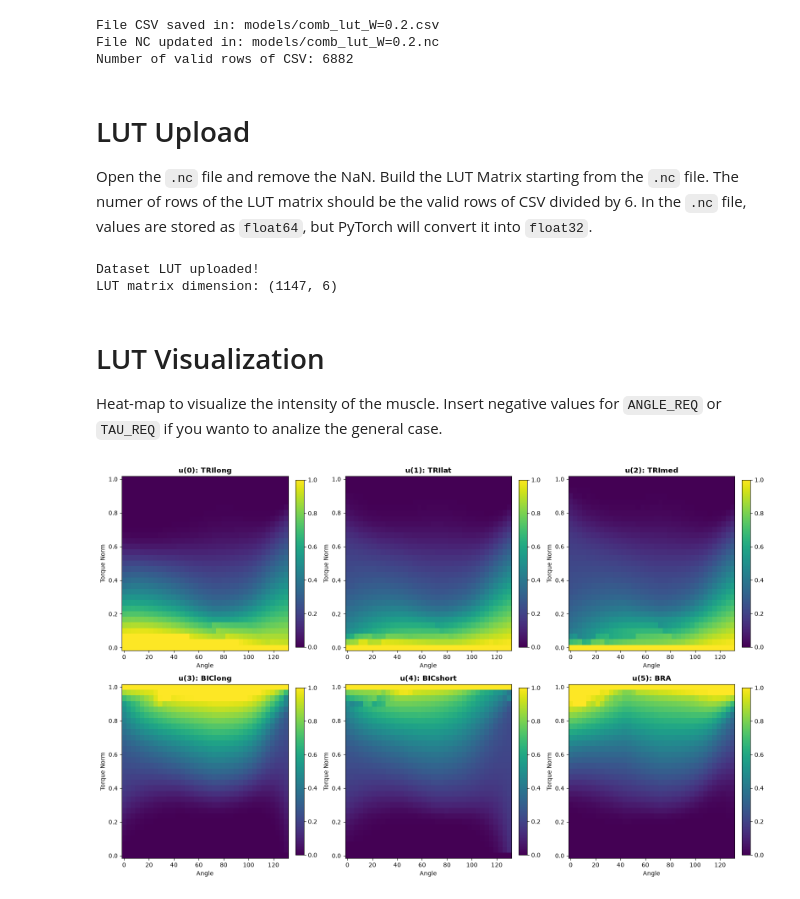
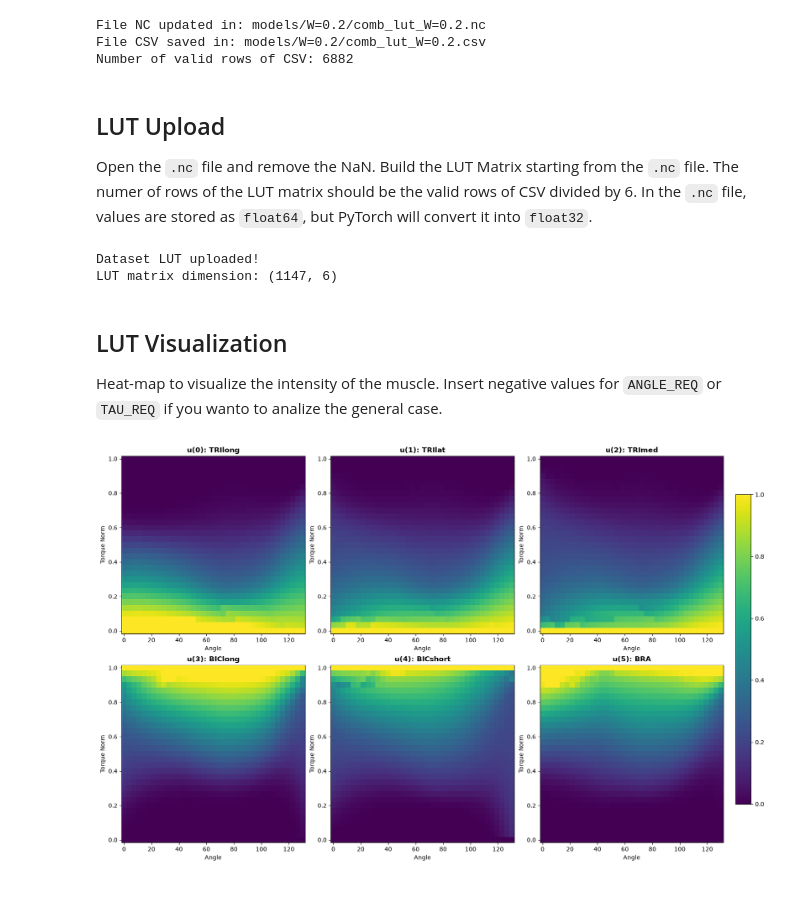
Before and after one commit to william-nicolussi/bio_arm_control, a Jupyter notebook: nn_training.ipynb, the cells around one changed output. Saved outputs shown, nothing was run; the diff lists cells and outputs as text; code cells hidden in the pictures.

```diff
--- a/nn_training.ipynb
+++ b/nn_training.ipynb
@@ -27,32 +38,22 @@ Rename `__xarray_dataarray_variable__` (default name in a file `.nc`) into `acti
 # %%
-PATH_FILE_NC = "models/comb_lut_W=0.2.nc"
-PATH_FILE_CSV = "models/comb_lut_W=0.2.csv"
+from src.lut import LUT
+
+PATH_FILE_NC = "models/W=0.2/comb_lut_W=0.2.nc"
+PATH_FILE_CSV = "models/W=0.2/comb_lut_W=0.2.csv"
 
 OLD_VAR_NAME = "max_torque"
 NEW_VAR_NAME = "torque_max"
 
+my_lut = LUT(PATH_FILE_NC)
 
-ds = xr.open_dataset(PATH_FILE_NC)
-if OLD_VAR_NAME in ds:
-    ds = ds.rename({OLD_VAR_NAME : NEW_VAR_NAME})
-ds.load()
-ds.close() #close file, otherwise impossible to save it
-ds.to_netcdf(PATH_FILE_NC)
-
-df = ds.to_dataframe()
-df = df.reset_index()
-df = df.dropna()
-df.to_csv(PATH_FILE_CSV, index=False)
-
-print(f"File CSV saved in: {PATH_FILE_CSV}")
-print(f"File NC updated in: {PATH_FILE_NC}")
-print(f"Number of valid rows of CSV: {len(df)}")
+my_lut.rename_variable(OLD_VAR_NAME, NEW_VAR_NAME)
+my_lut.to_csv(PATH_FILE_CSV)
 # %% [output]
-File CSV saved in: models/comb_lut_W=0.2.csv
-File NC updated in: models/comb_lut_W=0.2.nc
+File NC updated in: models/W=0.2/comb_lut_W=0.2.nc
+File CSV saved in: models/W=0.2/comb_lut_W=0.2.csv
 Number of valid rows of CSV: 6882
 # %% [markdown]
-# LUT Upload
+## LUT Upload
 Open the `.nc` file and remove the NaN.
 Build the LUT Matrix starting from the `.nc` file.
 The numer of rows of the LUT matrix should be the valid rows of CSV divided by 6.
@@ -86,55 +70,15 @@ print(f"LUT matrix dimension: {lut_data['activations_target'].shape}")
 Dataset LUT uploaded!
 LUT matrix dimension: (1147, 6)
 # %% [markdown]
-# LUT Visualization
+## LUT Visualization
 Heat-map to visualize the intensity of the muscle.
 Insert negative values for `ANGLE_REQ` or `TAU_REQ` if you wanto to analize the general case.
 # %%
-ANGLE_REQ = -45.0
+ANGLE_REQ = 45.0
 TAU_REQ = 0.5
 
-muscle_names = ["TRIlong", "TRIlat", "TRImed", "BIClong", "BICshort", "BRA"]
-
-fig, axes = plt.subplots(2, 3, figsize=(16, 10))
-axes = axes.flatten()
-
-visualize_square = False
-if ANGLE_REQ>0.0 and ANGLE_REQ<130.0 and TAU_REQ>0.0 and TAU_REQ<1.0:
-    visualize_square = True
-    activations_found = {}
-
-for i, muscle in enumerate(muscle_names):
-    heatmap_data = pivot_df.pivot(index='torque_norm', columns='angle', values=i)
-
-    X = heatmap_data.columns.values
-    Y = heatmap_data.index.values
-    Z = heatmap_data.values
-
-    im = axes[i].pcolormesh(X, Y, Z, cmap='viridis', shading='auto')
-
-    if (visualize_square):
-        idx_angle = (np.abs(X - ANGLE_REQ)).argmin()
-        idx_tau = (np.abs(Y - TAU_REQ)).argmin()
-
-        closest_angle = X[idx_angle]
-        closest_tau = Y[idx_tau]
-        activations_found[muscle] = Z[idx_tau, idx_angle]
-
-        axes[i].plot(closest_angle, closest_tau, marker='s', color='red', alpha=0.4, markersize=10)
-
-    axes[i].set_title(f'u({i}): {muscle}', fontweight='bold')
-    axes[i].set_xlabel('Angle')
-    axes[i].set_ylabel('Torque Norm')
-
-    fig.colorbar(im, ax=axes[i], fraction=0.046, pad=0.04)
-
-plt.tight_layout()
-plt.show()
-
-if (visualize_square):
-    print(f"Values for (Angle ~{closest_angle:.2f}, Torque~{closest_tau:.2f})")
-    for muscle, act_val in activations_found.items():
-        print(f"{muscle}: {act_val:.4f}")
+my_lut.plot_heatmaps()
+#my_lut.plot_heatmaps(ANGLE_REQ, TAU_REQ)
 # %% [output]
-[figure, old version]
+[figure, new version]
 # %% [markdown]
```
Also changed, not shown: parts of 15 cells of this notebook.
